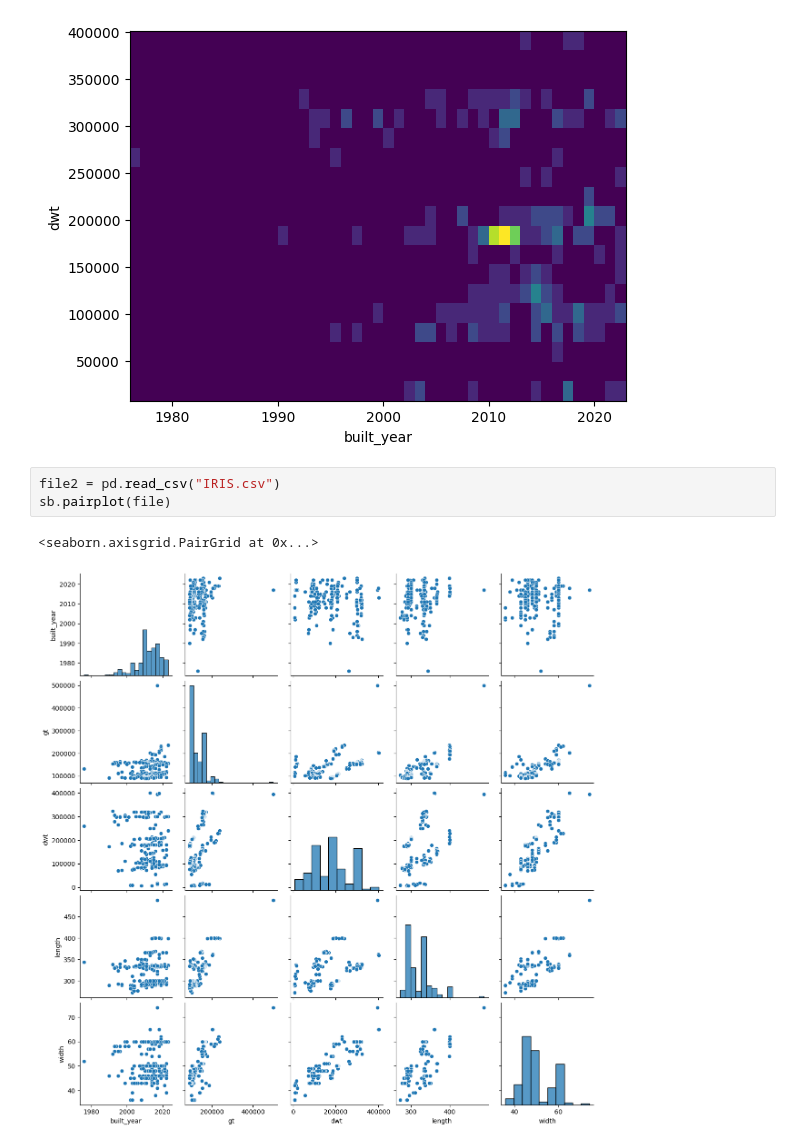
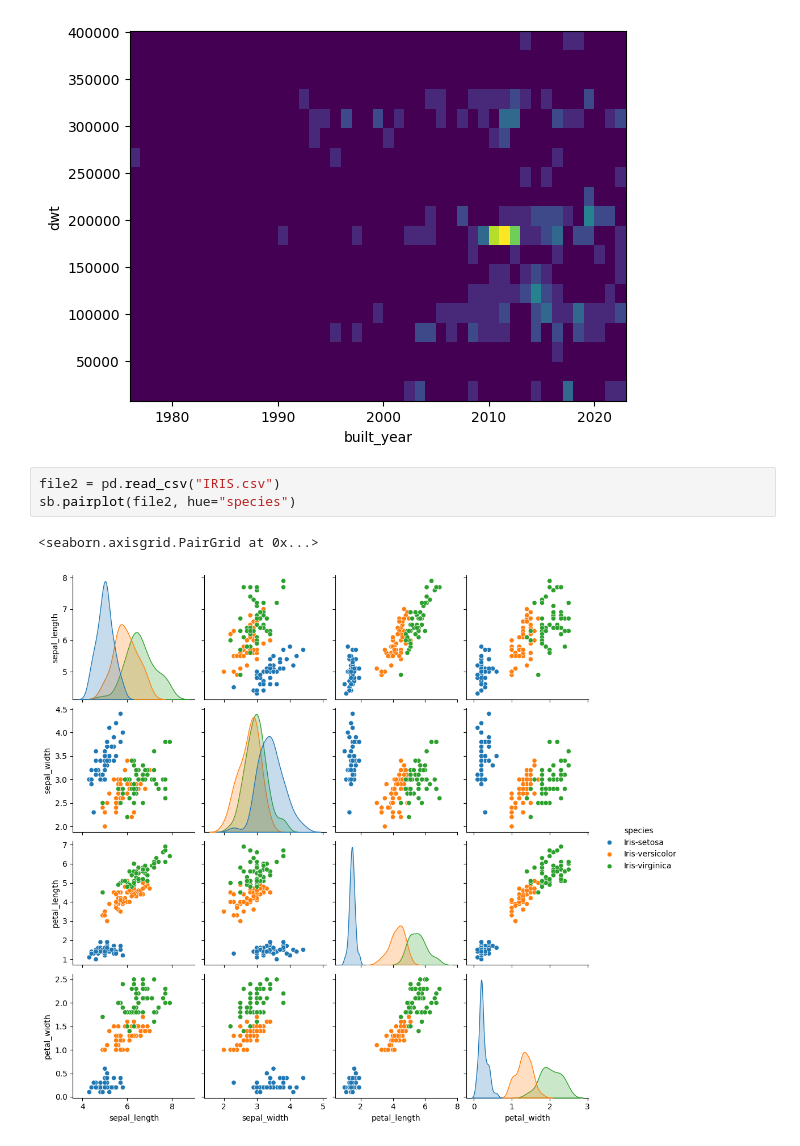
Before and after one commit to kalanimus/PythonLabs, a Jupyter notebook: Lab2/Untitled.ipynb, the cells around one changed output. Saved outputs shown, nothing was run; the diff lists cells and outputs as text.

```diff
--- a/Lab2/Untitled.ipynb
+++ b/Lab2/Untitled.ipynb
@@ -39,8 +39,8 @@ plt.show()
 [figure]
 # %%
 file2 = pd.read_csv("IRIS.csv")
-sb.pairplot(file)
+sb.pairplot(file2, hue="species")
 # %% [output]
 <seaborn.axisgrid.PairGrid at 0x...>
-[figure, old version]
+[figure, new version]
 # %%
```
Also changed, not shown: parts of 4 cells of this notebook.
